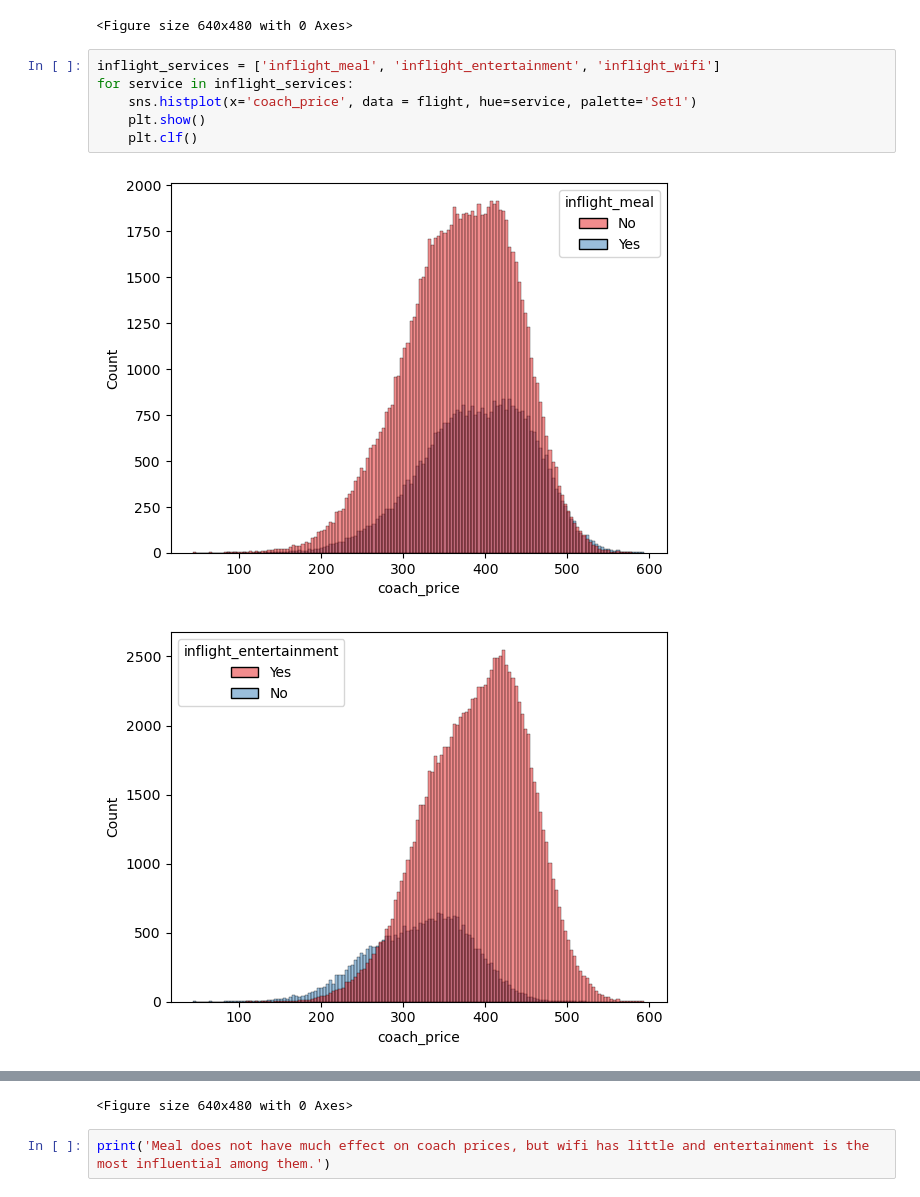
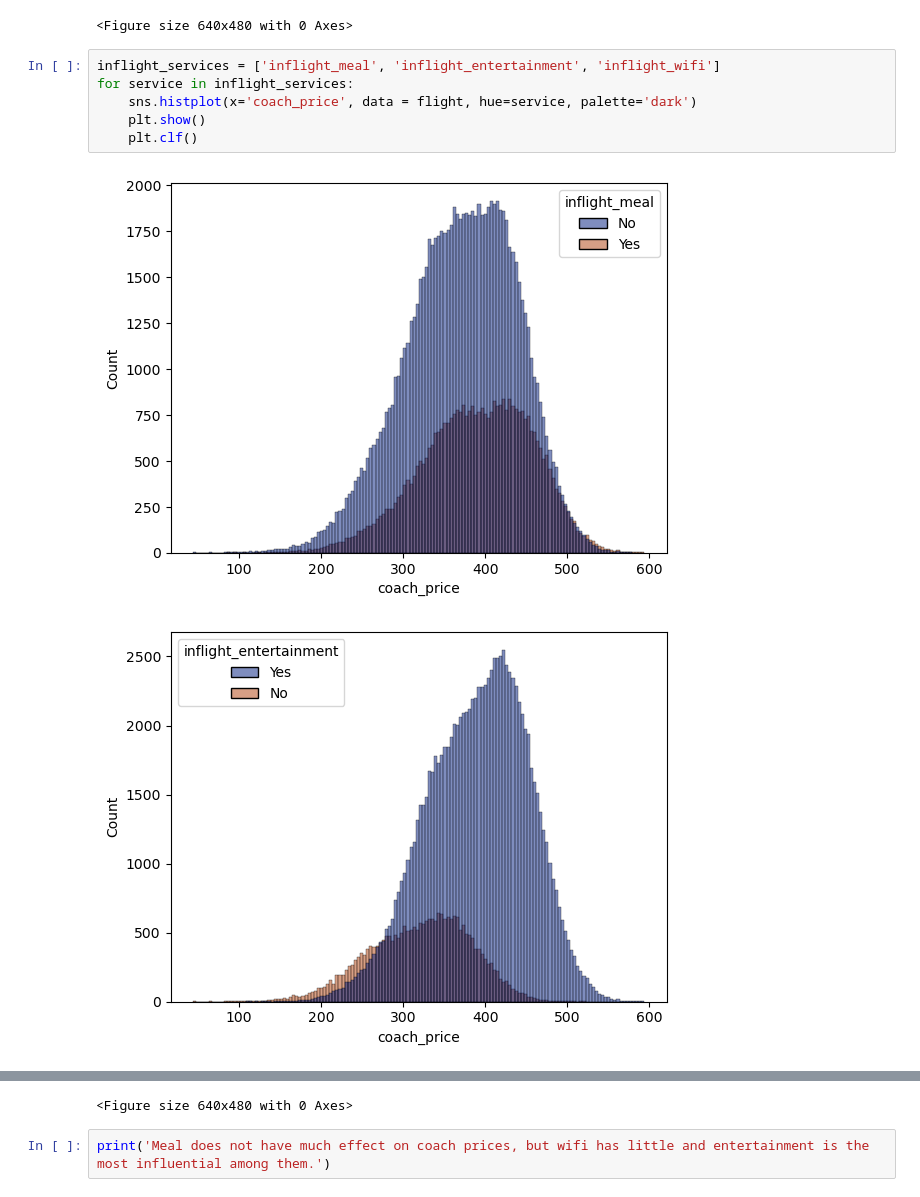
Before and after one commit to LiZoMark841619/Airline_analysis, a Jupyter notebook: Airline_analysis/Airline Analysis.ipynb, the cells around one changed output, grey strips where cells are left out. Drawn from its saved outputs; the diff is of its cells as text.

```diff
--- a/Airline_analysis/Airline Analysis.ipynb
+++ b/Airline_analysis/Airline Analysis.ipynb
@@ -276,9 +276,9 @@ plt.clf()
 # %%
 inflight_services = ['inflight_meal', 'inflight_entertainment', 'inflight_wifi']
 for service in inflight_services:
-    sns.histplot(x='coach_price', data = flight, hue=service, palette='Set1')
+    sns.histplot(x='coach_price', data = flight, hue=service, palette='dark')
     plt.show()
     plt.clf()
 # %% [output]
-[figure, old version]
+[figure, new version]
-[figure, old version]
+[figure, new version]
```
Also changed, not shown: parts of 3 cells of this notebook.
